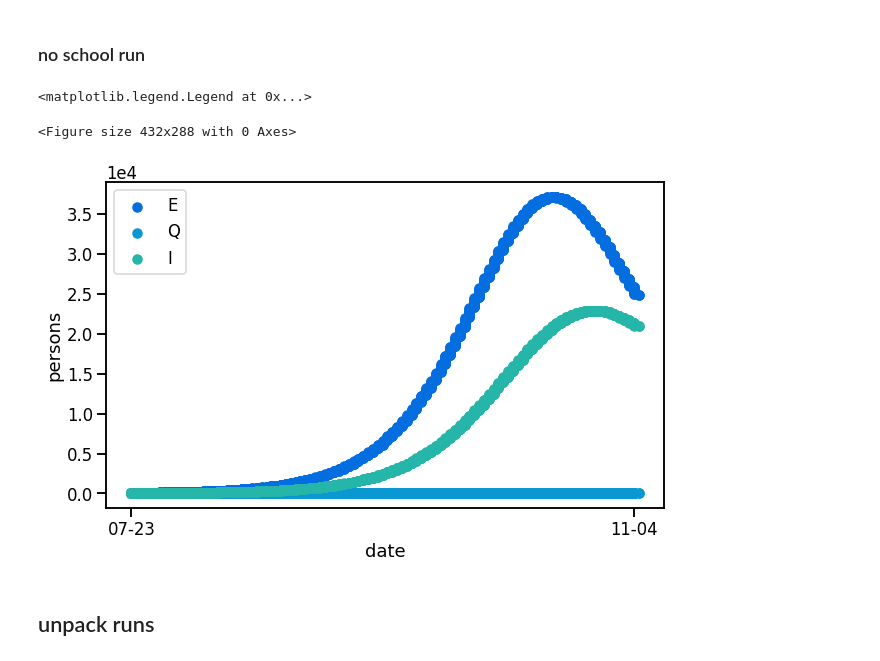
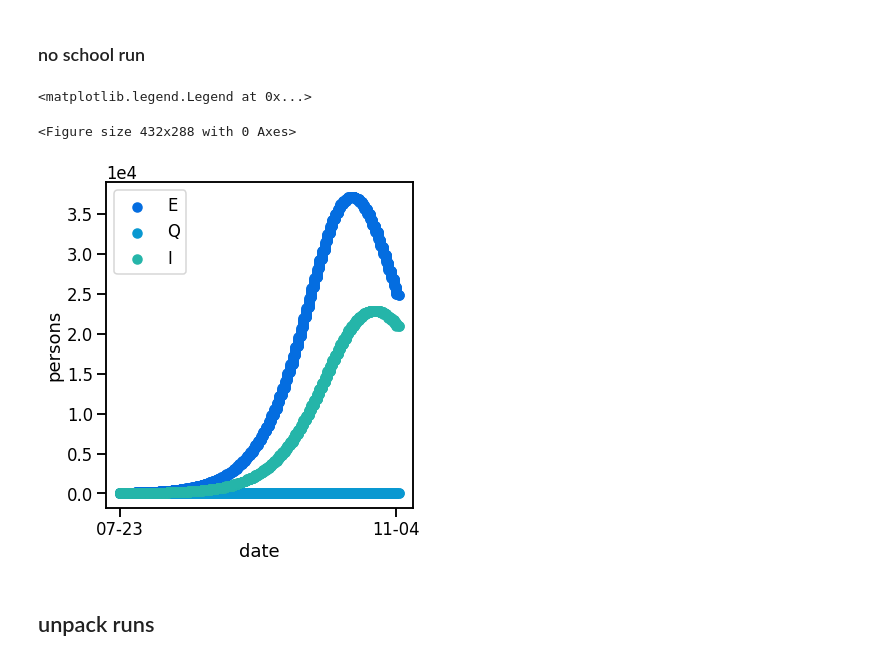
Before and after one commit to clairevalva/mcrn_multi_DA, a Jupyter notebook: multiscale_plot.ipynb, the cells around one changed output. Drawn from its saved outputs; the diff is of its cells as text; code cells hidden in the pictures.

```diff
--- a/multiscale_plot.ipynb
+++ b/multiscale_plot.ipynb
@@ -482,26 +482,28 @@ xxlist = ["S", "E", "Q", "I", "R", "D"]
 # %%
 plt.clf()
 f, ax = plt.subplots(nrows=1, ncols=1,
-                             figsize = (10,6),
+                             figsize = (5.5,6),
                              sharex = True, sharey = True)
 for xx in range(1,len(noschool_ys[:-2])):
 
     ax.scatter(noschool_ts, noschool_ys[xx,1],
                label = xxlist[xx], color = parula[xx*10])
 #plt.ylim(0,6*(10**4))
 
 ax.xaxis.set_major_formatter(mdates.DateFormatter('%m-%d'))
 ax.set_xticks(ticks[1:])
 plt.xlabel("date")
 plt.ylabel("persons")
 ax.ticklabel_format(axis="y", style="sci", scilimits=(0,0))
+ax2.set_ylim(0,6*(10**4))
+
 plt.savefig("figures/no_school.png")
 
 plt.legend()
 # %% [output]
 <matplotlib.legend.Legend at 0x...>
 <Figure size 432x288 with 0 Axes>
-[figure, old version]
+[figure, new version]
 # %% [markdown]
 ## unpack runs
 # %%
```
Also changed, not shown: 1 other file.
